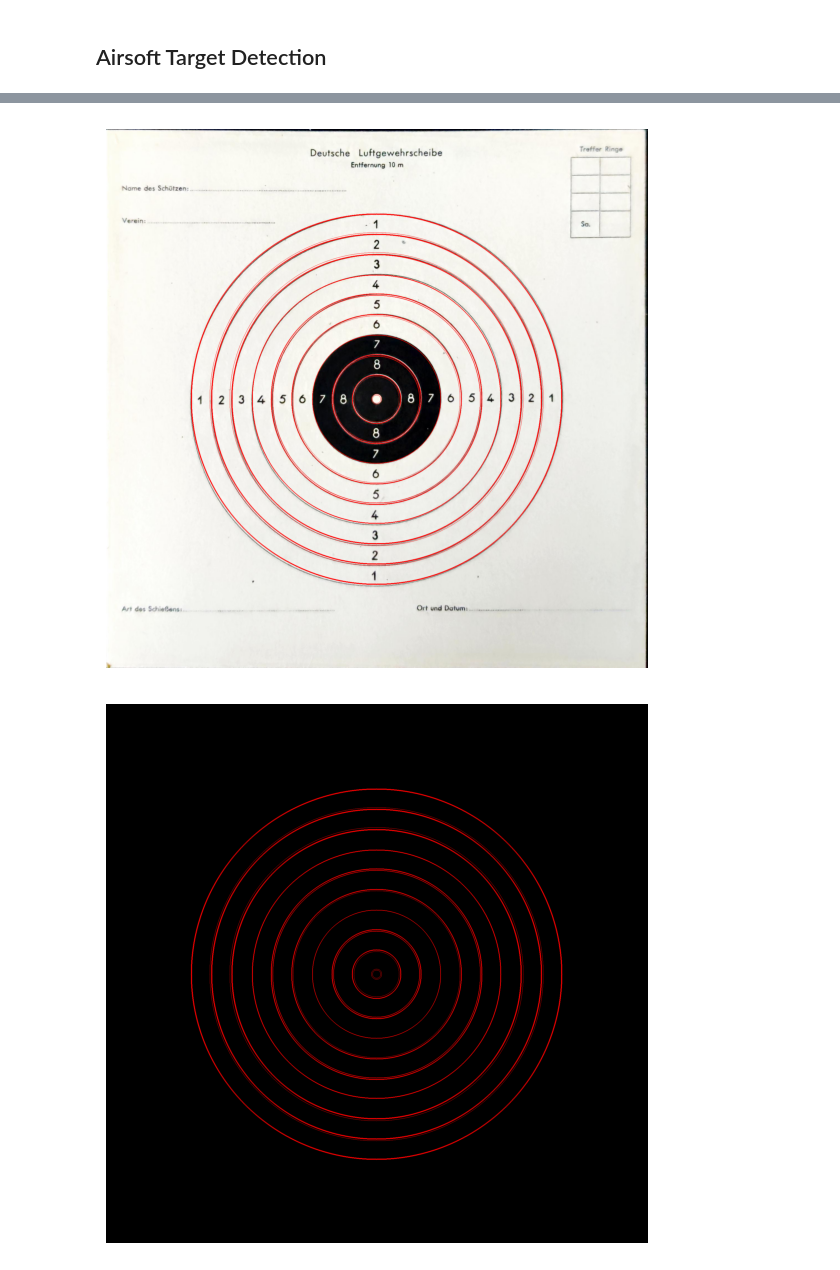
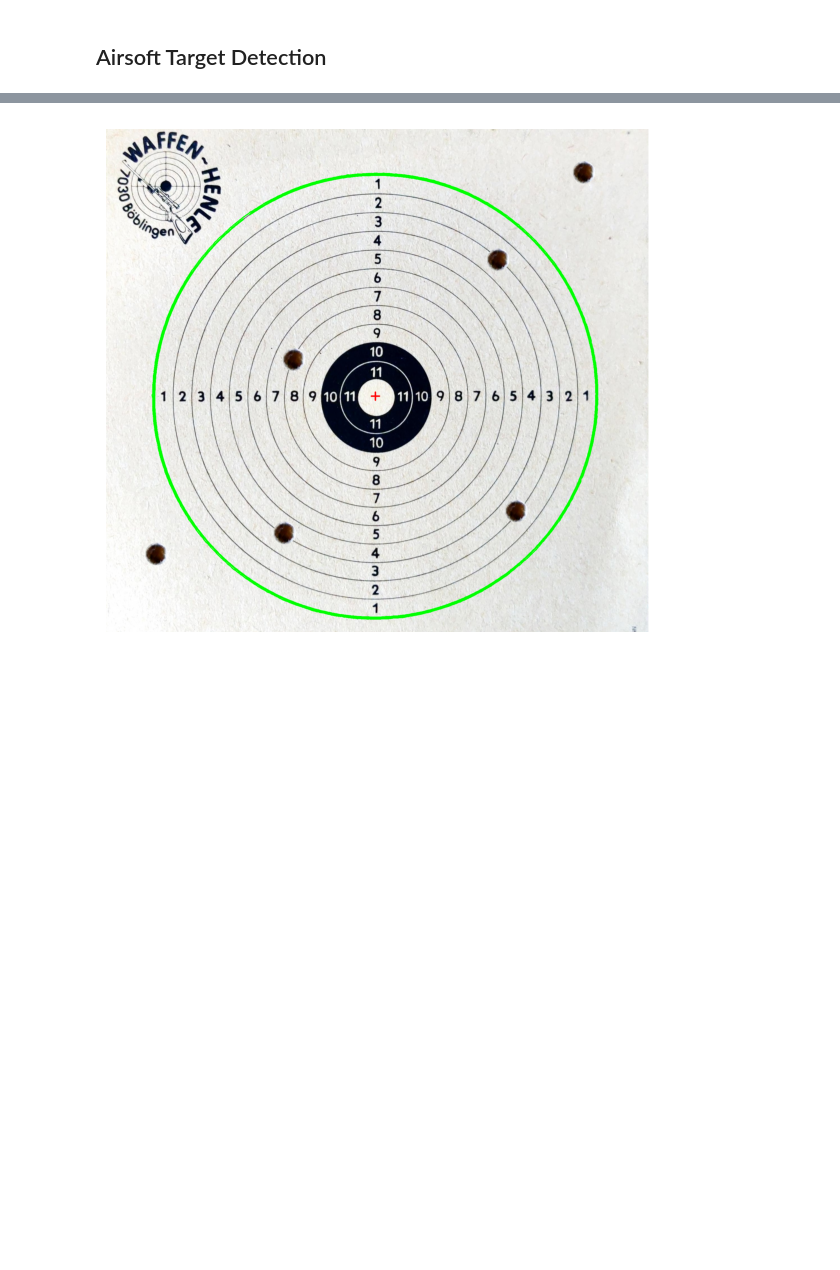
Before and after one commit to NiclasEgeler/AirgunTarget, a Jupyter notebook: target_detection.ipynb, the cells around one changed output, grey strips where cells are left out. Drawn from its saved outputs; the diff is of its cells as text; code cells hidden in the pictures; blank space fills up the shorter version.

Commit message:
find contours with biggest area and radius and use 12 hardcoded circles to determine hit lines

```diff
--- a/target_detection.ipynb
+++ b/target_detection.ipynb
@@ -80,33 +60,29 @@ show_image(canny, cmap='gray', size=(7,7))
-# %%
-def houghCirclesAroundFix(image, fix):
-    width, height = image.shape
-    acc = np.zeros(width)
-    x_f, y_f = fix
-    for x in range(width):
-        for y in range(height):
-            if image[x, y] > 0:
-                radius = np.floor(np.sqrt((x_f - x)**2 + (y_f - y)**2)).astype("int")
-                acc[radius] = acc[radius] + 1
-
-    acc = acc / (np.arange(width)+1)
-    acc = acc * 100
-    acc[acc < np.percentile(acc, 98)] = 0
-
-    indices = np.nonzero(acc)
-    indices = np.array(indices).astype("int").flatten()
-    return indices
-
-x, y, _ = image.shape
-x = x // 2 + 3
-y = y // 2 - 3
-output_1 = np.copy(image)
-output_2 = np.zeros_like(image)
-circles = houghCirclesAroundFix(canny, (x, y))
-for r in circles:
-    output_1 = cv2.circle(output_1, (x, y), r, (255, 0, 0), 1)
-    output_2 = cv2.circle(output_2, (x, y), r, (255, 0, 0), 1)
-show_image(output_1, size=(7,7))
-show_image(output_2, size=(7,7))
-# %% [output]
-[figure, removed]
-[figure, removed]
+# %%
+# find the biggest contour
+contours, hierarchy = cv2.findContours(canny, cv2.RETR_TREE, cv2.CHAIN_APPROX_SIMPLE)
+biggest_cntr = None
+biggest_radius = 0
+marked = image.copy()
+for contour in contours:
+    # cv2.drawContours(marked, [contour], -1, (0, 255, 255), 3)
+    radius = cv2.minEnclosingCircle(contour)[1]
+    area = cv2.contourArea(contour)
+    total = area * radius
+    if total > biggest_radius:
+        biggest_radius = total
+        biggest_cntr = contour
+
+cv2.drawContours(marked, [biggest_cntr], -1, (0, 255, 0), 3)
+
+# find center of countour
+
+(centerX, centerY), biggest_radius = cv2.minEnclosingCircle(biggest_cntr)
+
+# convert center position to integers
+centerX = int(centerX)
+centerY = int(centerY)
+
+cv2.drawMarker(marked, (centerX, centerY), (255, 0, 0), markerType=cv2.MARKER_CROSS, markerSize=30, thickness=3, line_type=cv2.LINE_AA)
+show_image(marked, size=(7,7))
+# %% [output]
+[figure, added]
```
Also changed, not shown: parts of 9 cells of this notebook, 2 other files.
